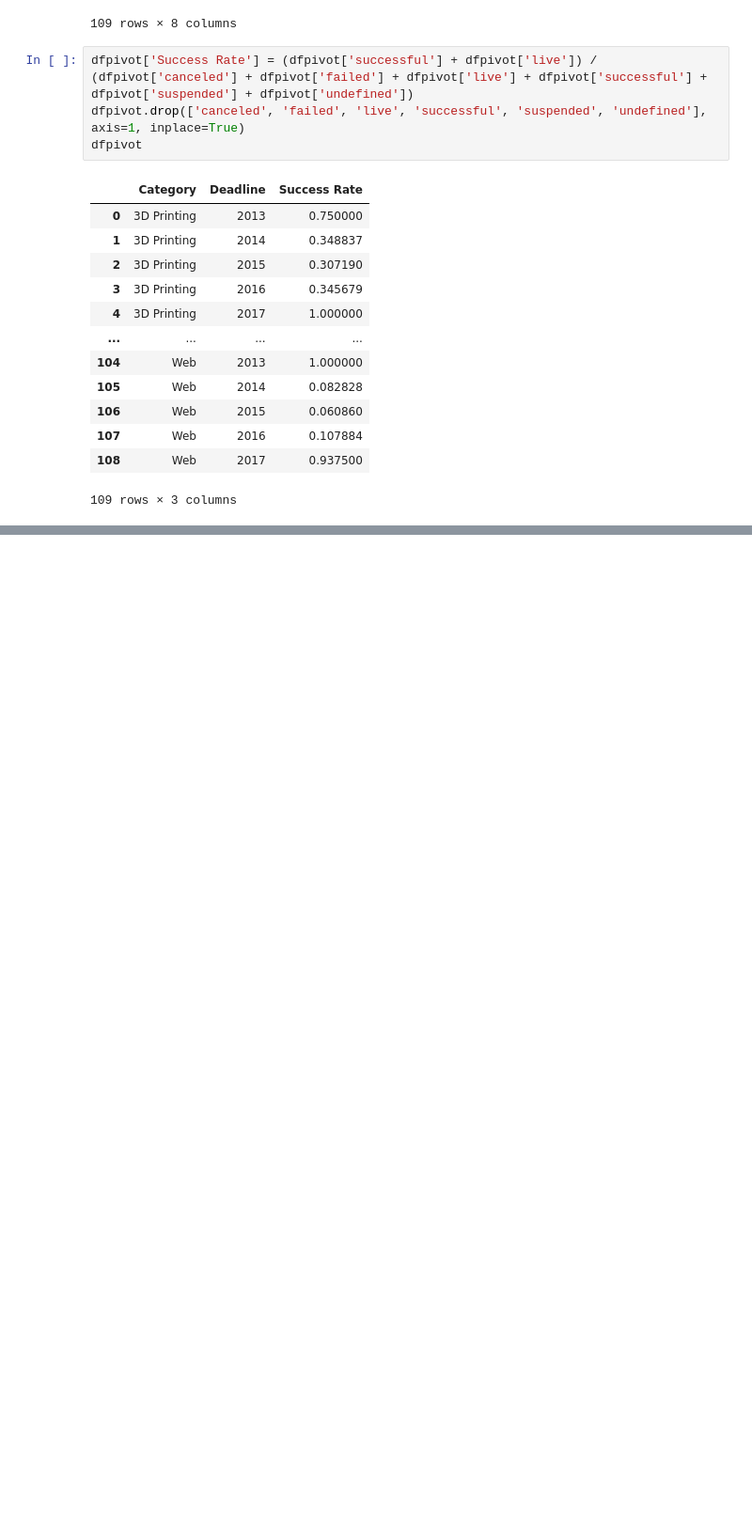
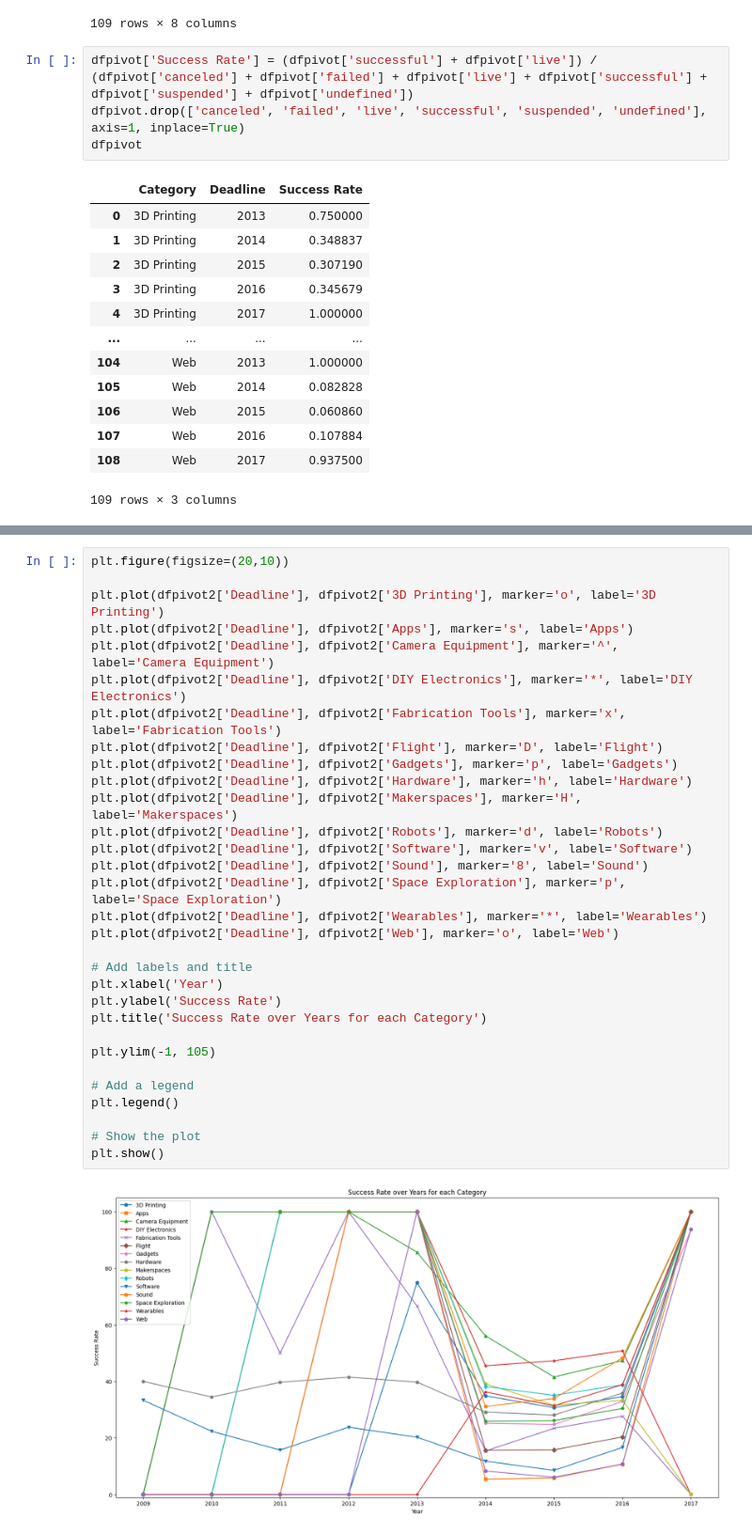
Before and after one commit to Nadil-K/Data-Visualization-and-Dashboarding-Lab, a Jupyter notebook: Lab-Nadil.ipynb, the cells around one changed output, grey strips where cells are left out. Shown at 94% size. Drawn from its saved outputs; the diff is of its cells as text; blank space fills up the shorter version.

```diff
--- a/Lab-Nadil.ipynb
+++ b/Lab-Nadil.ipynb
@@ -211,0 +228,33 @@ plt.show()
+# %%
+plt.figure(figsize=(20,10))
+
+plt.plot(dfpivot2['Deadline'], dfpivot2['3D Printing'], marker='o', label='3D Printing')
+plt.plot(dfpivot2['Deadline'], dfpivot2['Apps'], marker='s', label='Apps')
+plt.plot(dfpivot2['Deadline'], dfpivot2['Camera Equipment'], marker='^', label='Camera Equipment')
+plt.plot(dfpivot2['Deadline'], dfpivot2['DIY Electronics'], marker='*', label='DIY Electronics')
+plt.plot(dfpivot2['Deadline'], dfpivot2['Fabrication Tools'], marker='x', label='Fabrication Tools')
+plt.plot(dfpivot2['Deadline'], dfpivot2['Flight'], marker='D', label='Flight')
+plt.plot(dfpivot2['Deadline'], dfpivot2['Gadgets'], marker='p', label='Gadgets')
+plt.plot(dfpivot2['Deadline'], dfpivot2['Hardware'], marker='h', label='Hardware')
+plt.plot(dfpivot2['Deadline'], dfpivot2['Makerspaces'], marker='H', label='Makerspaces')
+plt.plot(dfpivot2['Deadline'], dfpivot2['Robots'], marker='d', label='Robots')
+plt.plot(dfpivot2['Deadline'], dfpivot2['Software'], marker='v', label='Software')
+plt.plot(dfpivot2['Deadline'], dfpivot2['Sound'], marker='8', label='Sound')
+plt.plot(dfpivot2['Deadline'], dfpivot2['Space Exploration'], marker='p', label='Space Exploration')
+plt.plot(dfpivot2['Deadline'], dfpivot2['Wearables'], marker='*', label='Wearables')
+plt.plot(dfpivot2['Deadline'], dfpivot2['Web'], marker='o', label='Web')
+
+# Add labels and title
+plt.xlabel('Year')
+plt.ylabel('Success Rate')
+plt.title('Success Rate over Years for each Category')
+
+plt.ylim(-1, 105)
+
+# Add a legend
+plt.legend()
+
+# Show the plot
+plt.show()
+# %% [output]
+[figure, added]
```
Also changed, not shown: parts of 3 cells of this notebook.
